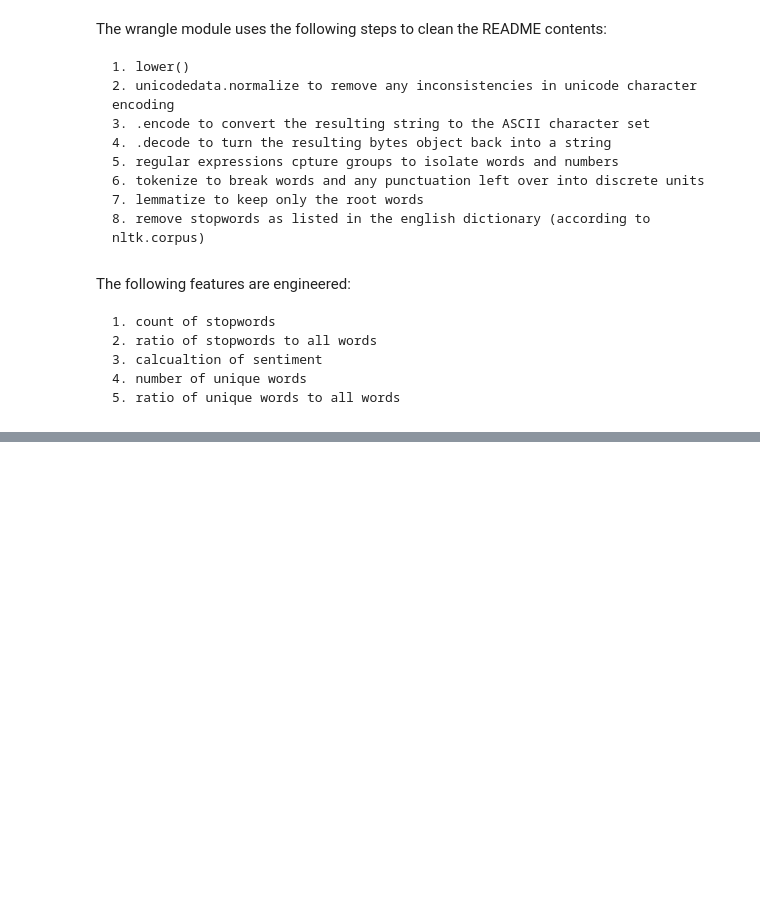
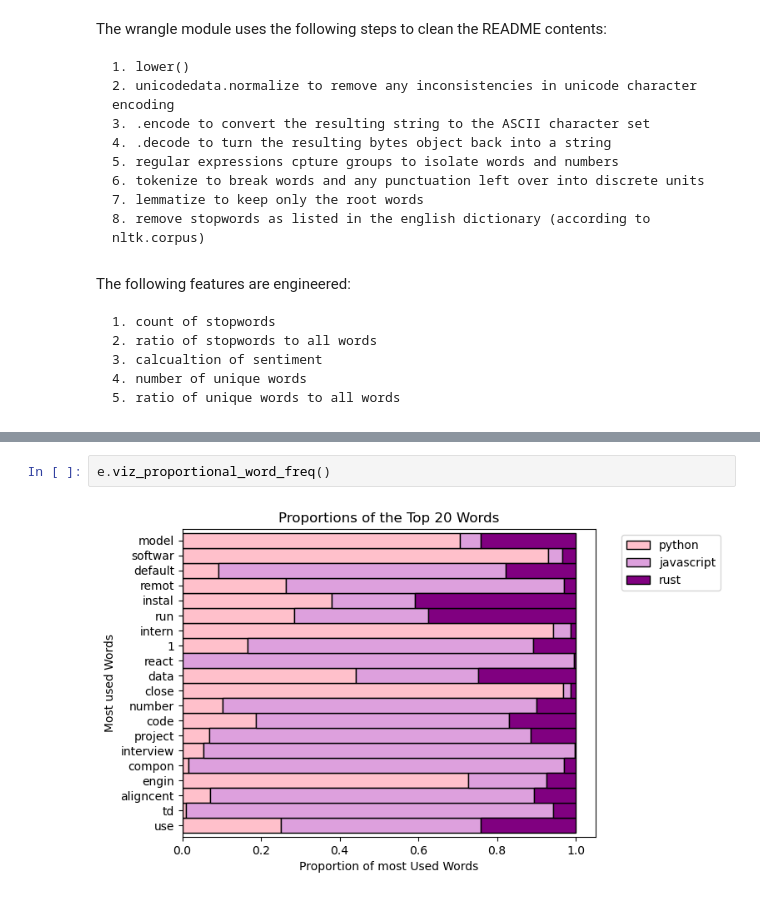
Before and after one commit to EasyNLPeasy/nlp_team_project, a Jupyter notebook: github_repos_nlp_report.ipynb, the cells around one changed output, grey strips where cells are left out. Drawn from its saved outputs; the diff is of its cells as text; blank space fills up the shorter version.

```diff
--- a/github_repos_nlp_report.ipynb
+++ b/github_repos_nlp_report.ipynb
@@ -76,0 +118,4 @@ The following features are engineered:
+# %%
+e.viz_proportional_word_freq()
+# %% [output]
+[figure, added]
```
Also changed, not shown: parts of 26 cells of this notebook, 2 other files.
